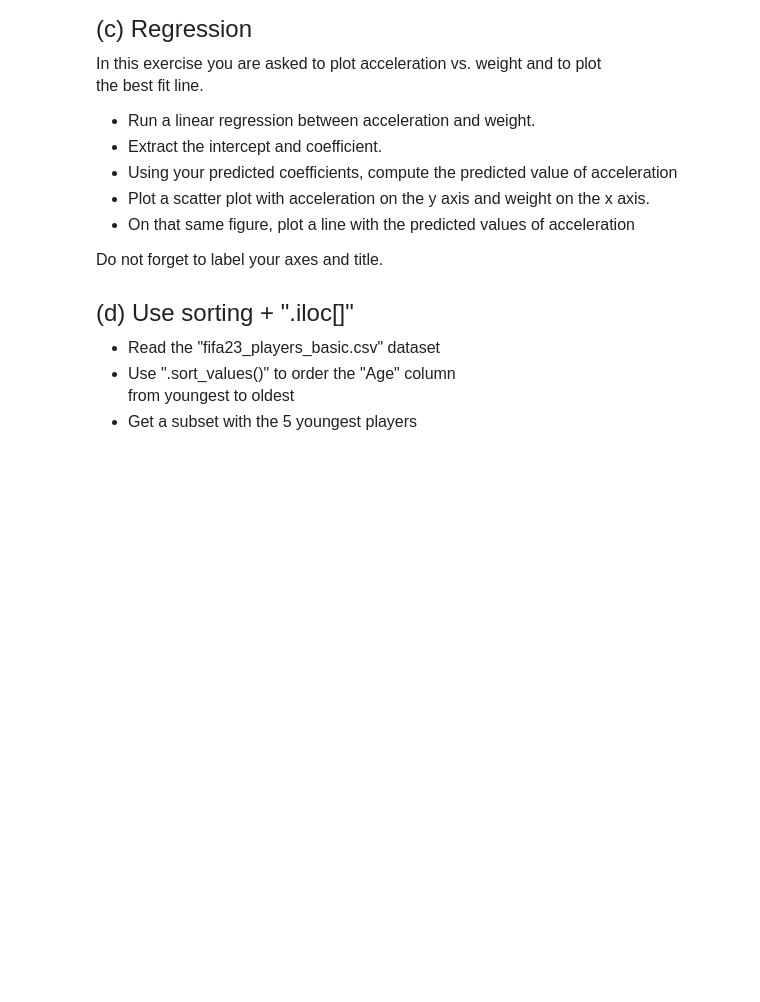
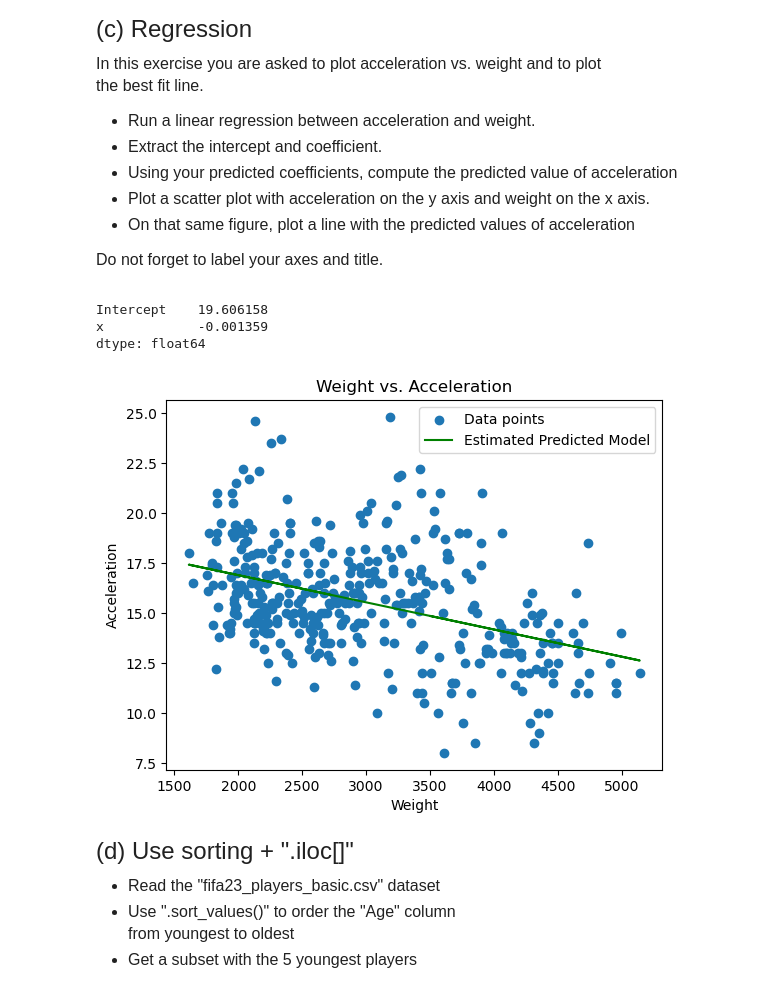
Before and after one commit to shriyai/qtm151spring2024, a Jupyter notebook: assignment6/assignment6.ipynb, the cells around one changed output. Drawn from its saved outputs; the diff is of its cells as text; code cells hidden in the pictures; blank space fills up the shorter version.

```diff
--- a/assignment6/assignment6.ipynb
+++ b/assignment6/assignment6.ipynb
@@ -56,0 +74,18 @@
+# %%
+# Write your answer here:
+
+features = pd.read_csv("data/features.csv")
+
+threshold = 3000
+
+weight_threshold = features.query("weight > @threshold")
+weight_3000 = features.query("weight <= 3000")
+
+mean_weight_threshold = np.mean(weight_threshold["acceleration"])
+mean_weight_3000 = np.mean(weight_3000["acceleration"])
+
+print(mean_weight_threshold)
+print(mean_weight_3000)
+
+print("The dataset with a weight greater than threshold has a mean acceleration of " + str(mean_weight_threshold) + ".")
+print("The dataset with a weight less than or equal to threshold has a mean acceleration of " + str(mean_weight_3000) + ".")
@@ -76,3 +114,33 @@ Do not forget to label your axes and title.
+# %%
+# Write your answer here:
+
+y = features["acceleration"]
+x = features["weight"]
+
+linreg = smf.ols(formula = 'y ~  x', data = features)
+linreg_results = linreg.fit()
+
+linreg_list = linreg_results.params
+print(linreg_list)
+
+b0 = 19.606158
+b1 = -0.001359
+
+features["p"] = b0 + b1*x
+
+plt.scatter(x = x,y = y)
+plt.plot(x, features["p"], color = 'green')
+
+plt.xlabel("Weight")
+plt.ylabel("Acceleration")
+plt.title("Weight vs. Acceleration")
+plt.legend(labels = ["Data points","Estimated Predicted Model"])
+plt.show()
+# %% [output]
+Intercept    19.606158
+x            -0.001359
+dtype: float64
+[figure, added]
 # %% [markdown]
 <font size = "5">
 
```
Also changed, not shown: parts of 11 cells of this notebook, 1 other file.
